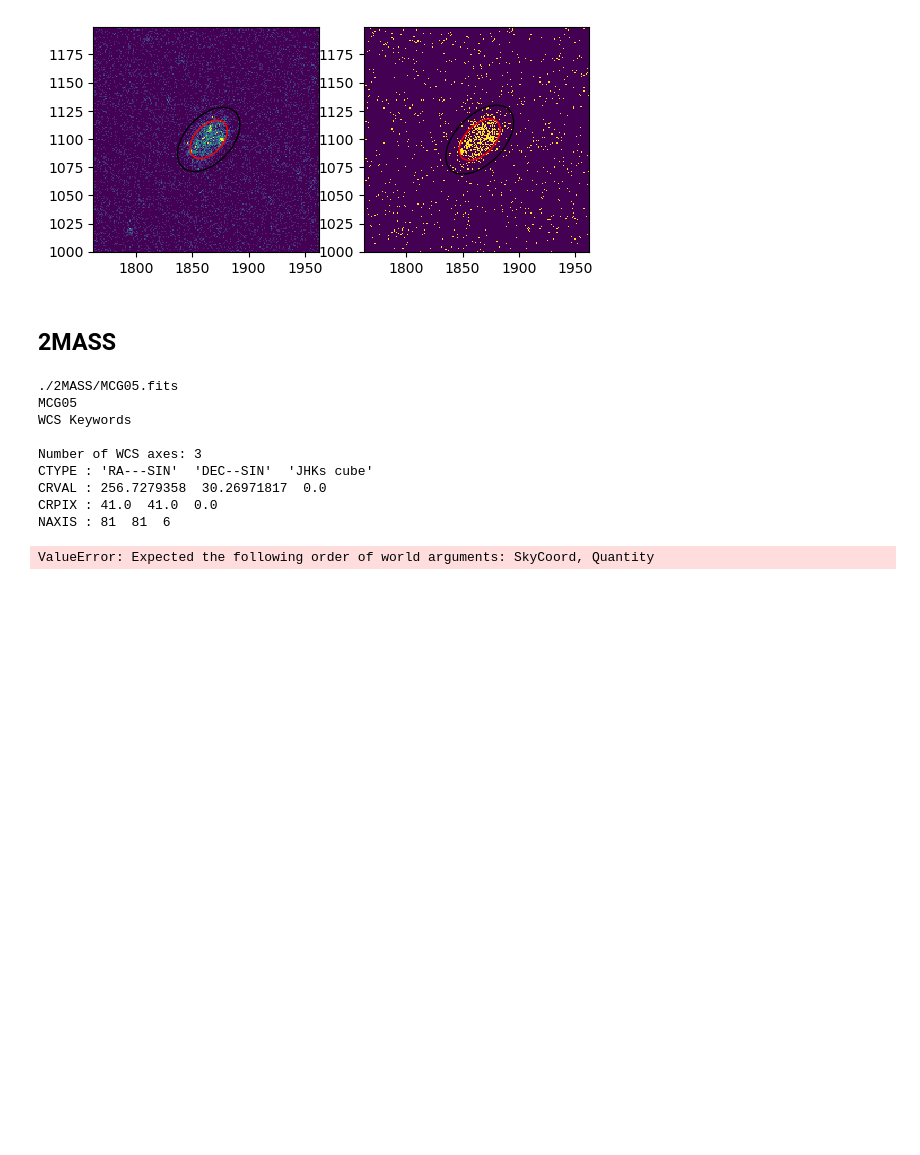
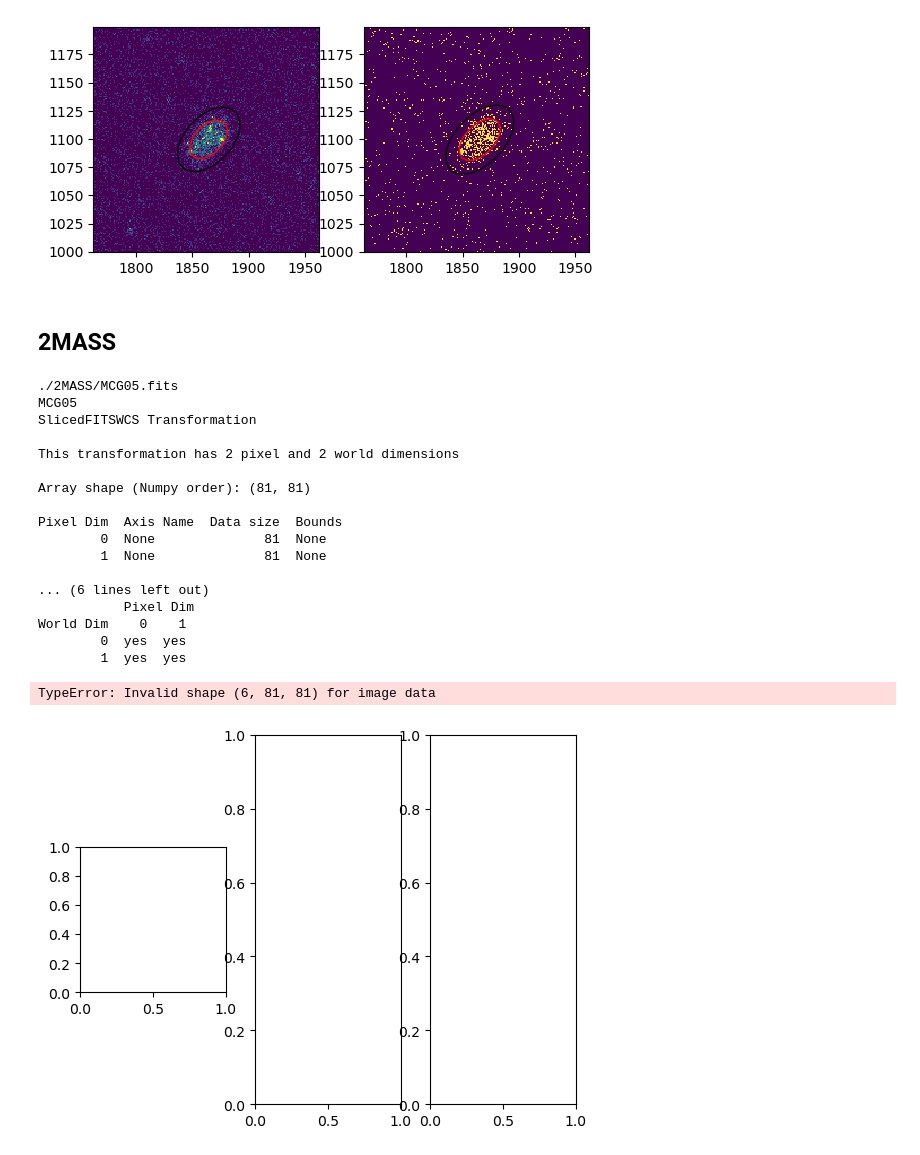
Before and after one commit to gregorycorcoran/Astro-Data, a Jupyter notebook: Archival_Photometry.ipynb, the cells around one changed output. Saved outputs shown, nothing was run; the diff lists cells and outputs as text; code cells hidden in the pictures; blank space fills up the shorter version.

```diff
--- a/Archival_Photometry.ipynb
+++ b/Archival_Photometry.ipynb
@@ -242,30 +261,39 @@ fuv_Mag= 16.883185969056235  dM= 0.039078766881349716
 # %%
 obj_ind=0
 survey='2MASS'
 
 print(surveys[survey][obj_ind])
 target=surveys[survey][obj_ind].split('/')[-1].split('.')[0]
 print(target)
 hdr=fits.open(surveys[survey][obj_ind])[0].header
 hdr['CTYPE2']='DEC--SIN'
 wcs=WCS(hdr)
-print(wcs)
-target_x,target_y=wcs.world_to_pixel(targets[target],0)
+print(wcs[0])
+target_x,target_y=wcs[0].world_to_pixel(targets[target])
 J_im=fits.open(surveys[survey][obj_ind])[0].data.byteswap().newbyteorder()
-H_im=fits.open(surveys[survey][obj_ind])[1].data.byteswap().newbyteorder()
-K_im=fits.open(surveys[survey][obj_ind])[2].data.byteswap().newbyteorder()
+#H_im=fits.open(surveys[survey][obj_ind])[1].data.byteswap().newbyteorder()
+#K_im=fits.open(surveys[survey][obj_ind])[2].data.byteswap().newbyteorder()
 fig, (ax1,ax2,ax3) = plt.subplots(1, 3)
 ax1.imshow(J_im,vmin=0,vmax=20*np.median(J_im))
-ax2.imshow(H_im,vmin=0,vmax=200*np.median(H_im))
-ax3.imshow(K_im,vmin=0,vmax=300*np.median(K_im))
+#ax2.imshow(H_im,vmin=0,vmax=200*np.median(H_im))
+#ax3.imshow(K_im,vmin=0,vmax=300*np.median(K_im))
 # %% [output]
 ./2MASS/MCG05.fits
 MCG05
-WCS Keywords
+SlicedFITSWCS Transformation
 
-Number of WCS axes: 3
-CTYPE : 'RA---SIN'  'DEC--SIN'  'JHKs cube'
-CRVAL : 256.7279358  30.26971817  0.0
-CRPIX : 41.0  41.0  0.0
-NAXIS : 81  81  6
+This transformation has 2 pixel and 2 world dimensions
+
+Array shape (Numpy order): (81, 81)
+
+Pixel Dim  Axis Name  Data size  Bounds
+        0  None              81  None
+        1  None              81  None
+
+... (6 lines left out)
+           Pixel Dim
+World Dim    0    1
+        0  yes  yes
+        1  yes  yes
-ValueError: Expected the following order of world arguments: SkyCoord, Quantity
+TypeError: Invalid shape (6, 81, 81) for image data
+[figure, added]
```
Also changed, not shown: parts of 1 cell of this notebook.
